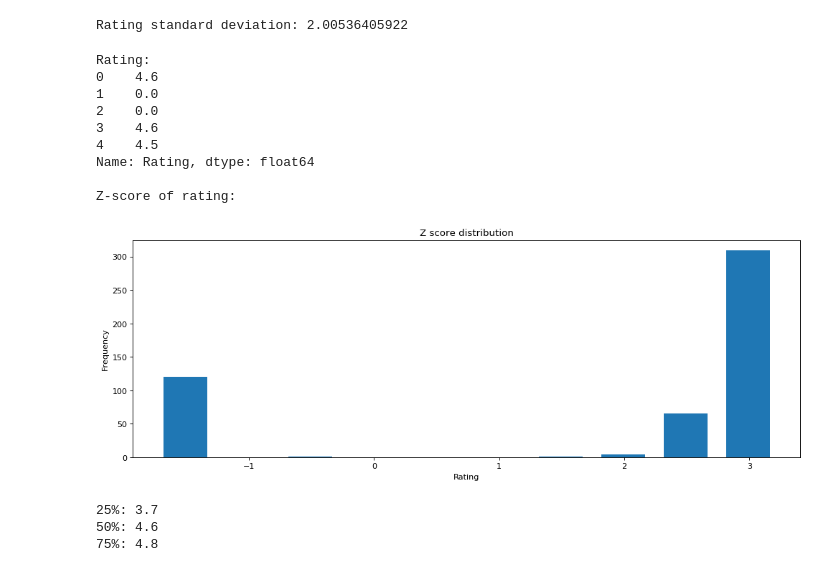
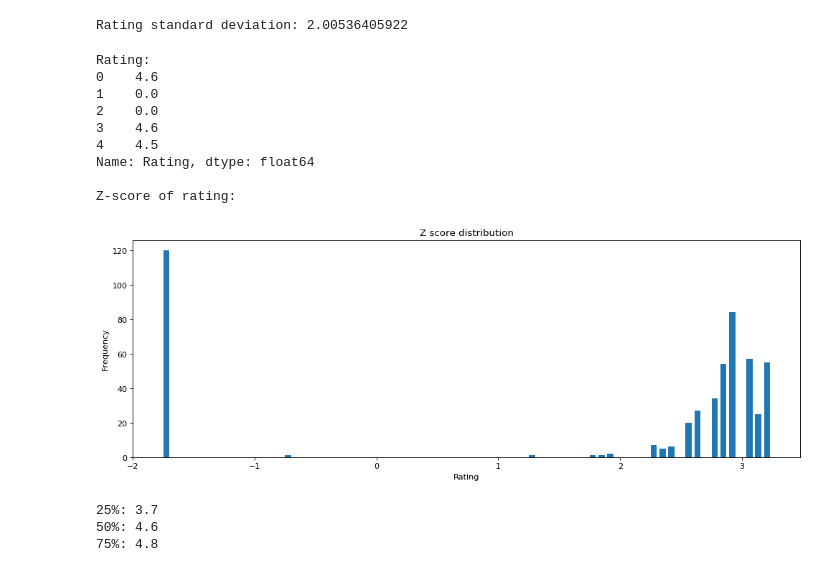
Before and after one commit to ongxuanhong/data-science-works, a Jupyter notebook: statistics/notebooks/data_descriptions.ipynb, the cells around one changed output. Drawn from its saved outputs; the diff is of its cells as text; code cells hidden in the pictures.

Commit message:
Add more bins for z score dist

```diff
--- a/statistics/notebooks/data_descriptions.ipynb
+++ b/statistics/notebooks/data_descriptions.ipynb
@@ -206,34 +206,34 @@ Rating standard deviation: 2.00536405922
 # %%
 # z-score of rating
 z_score_rating = df_ratio["Rating"] - mean_rating / std_rating
 print "Rating:"
 print df_ratio["Rating"].head(5)
 
 print "\nZ-score of rating:"
 z_score_rating.head(5)
 
-hist, bins = np.histogram(z_score_rating)
+hist, bins = np.histogram(z_score_rating, bins=70)
 width = 0.7 * (bins[1] - bins[0])
 center = (bins[:-1] + bins[1:]) / 2
 
 # plotting
 fig = plt.figure(figsize=(15, 5), dpi= 80, facecolor='w', edgecolor='k')
 plt.bar(center, hist, align='center', width=width)
 plt.title("Z score distribution")
 plt.xlabel("Rating")
 plt.ylabel("Frequency")
 plt.show()
 # %% [output]
 Rating:
 0    4.6
 1    0.0
 2    0.0
 3    4.6
 4    4.5
 Name: Rating, dtype: float64
 
 Z-score of rating:
-[figure, old version]
+[figure, new version]
 # %%
 num_items = df_ratio["Rating"].count()
 percentile_rating = pd.Series(list(df_ratio["Rating"].sort_values()), index = range(0, num_items))
```
Also changed, not shown: parts of 1 cell of this notebook.
